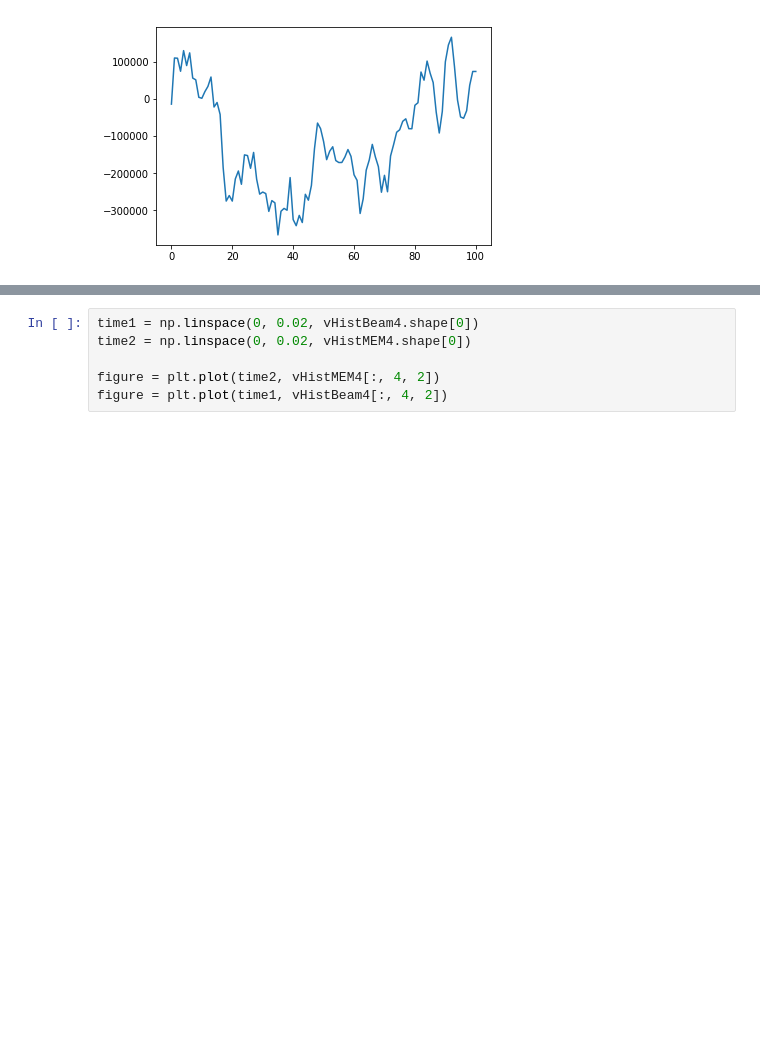
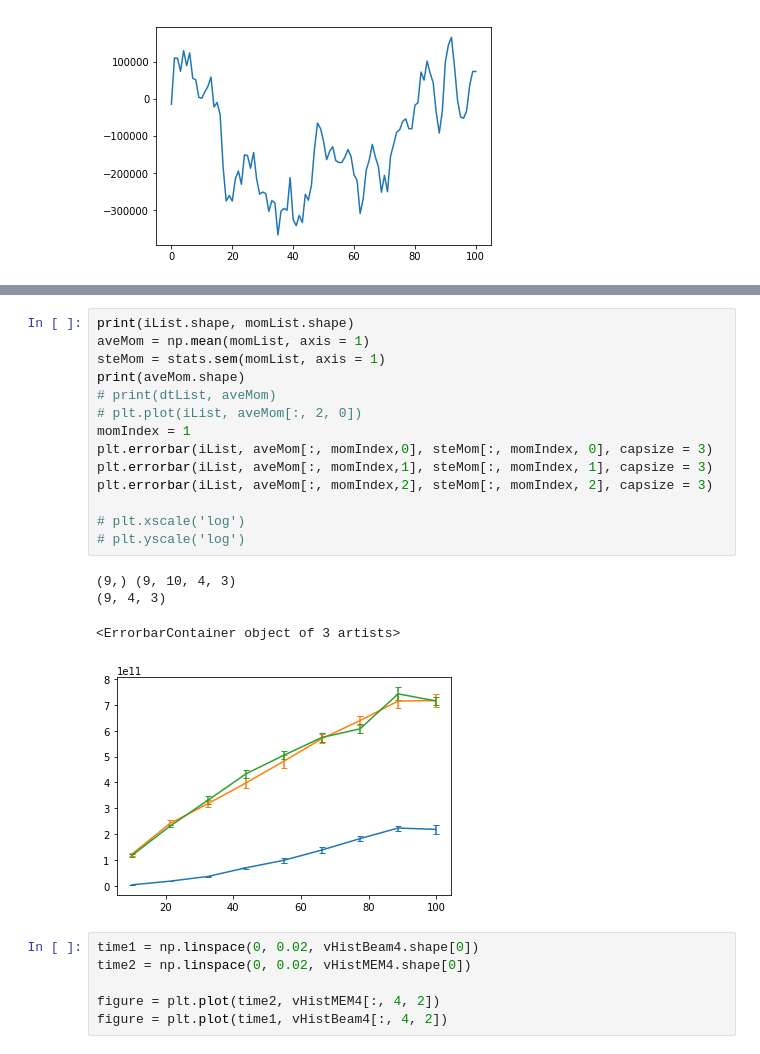
Before and after one commit to lauraxinzhang/CoulombCollisions, a Jupyter notebook: CoulombCollisions.ipynb, the cells around one changed output, grey strips where cells are left out. Cells and saved outputs as stored; diff of their text form; blank space fills up the shorter version.

```diff
--- a/CoulombCollisions.ipynb
+++ b/CoulombCollisions.ipynb
@@ -473,3 +525,22 @@ figure1 = plt.plot(vHistMEM4[:, 1, 1])
+# %%
+print(iList.shape, momList.shape)
+aveMom = np.mean(momList, axis = 1)
+steMom = stats.sem(momList, axis = 1)
+print(aveMom.shape)
+# print(dtList, aveMom)
+# plt.plot(iList, aveMom[:, 2, 0])
+momIndex = 1
+plt.errorbar(iList, aveMom[:, momIndex,0], steMom[:, momIndex, 0], capsize = 3)
+plt.errorbar(iList, aveMom[:, momIndex,1], steMom[:, momIndex, 1], capsize = 3)
+plt.errorbar(iList, aveMom[:, momIndex,2], steMom[:, momIndex, 2], capsize = 3)
+
+# plt.xscale('log')
+# plt.yscale('log')
+# %% [output]
+(9,) (9, 10, 4, 3)
+(9, 4, 3)
+<ErrorbarContainer object of 3 artists>
+[figure, added]
 # %%
 time1 = np.linspace(0, 0.02, vHistBeam4.shape[0])
 time2 = np.linspace(0, 0.02, vHistMEM4.shape[0])
```
Also changed, not shown: parts of 9 cells of this notebook, 2 other files.
